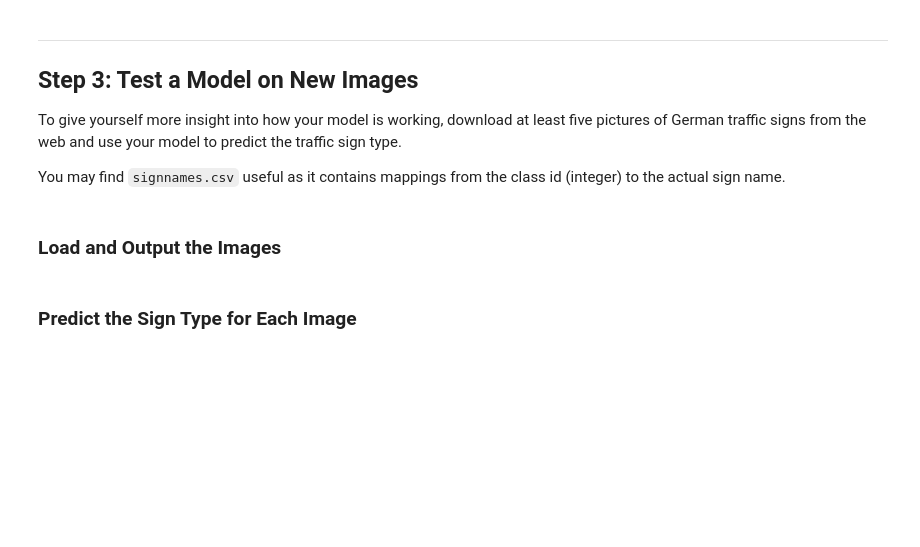
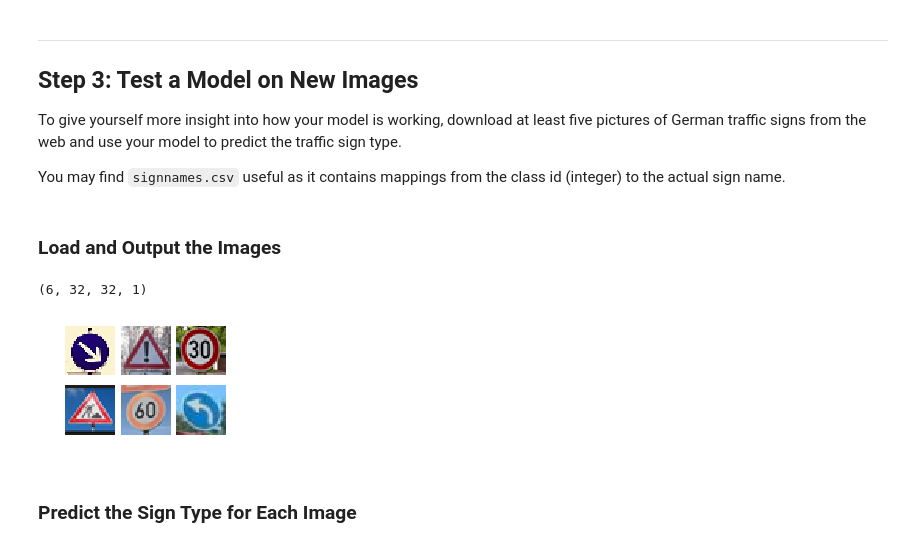
Before and after one commit to ankeshkhemani/CarND-Traffic-Sign-Classifier-Project, a Jupyter notebook: Traffic_Sign_Classifier.ipynb, the cells around one changed output. Saved outputs shown, nothing was run; the diff lists cells and outputs as text; code cells hidden in the pictures; blank space fills up the shorter version.

```diff
--- a/Traffic_Sign_Classifier.ipynb
+++ b/Traffic_Sign_Classifier.ipynb
@@ -486,6 +497,12 @@ print('done')
 # %%
 ### Define your architecture here.
 ### Feel free to use as many code cells as needed.
+import tensorflow as tf
+
+EPOCHS = 60
+BATCH_SIZE = 100
+
+print('done')
 
 from tensorflow.contrib.layers import flatten
 
@@ -703,34 +762,37 @@ You may find `signnames.csv` useful as it contains mappings from the class id (i
 # Reinitialize and re-import if starting a new kernel here
 import matplotlib.pyplot as plt
 %matplotlib inline
 
 import tensorflow as tf
 import numpy as np
 import cv2
 
 #reading in an image
 import glob
 import matplotlib.image as mpimg
 
-fig, axs = plt.subplots(2,4, figsize=(4, 2))
+fig, axs = plt.subplots(2,3, figsize=(3, 2))
 fig.subplots_adjust(hspace = .2, wspace=.001)
 axs = axs.ravel()
 
 my_images = []
 
 for i, img in enumerate(glob.glob('./new-traffic-signs/*x.png')):
     image = cv2.imread(img)
     axs[i].axis('off')
     axs[i].imshow(cv2.cvtColor(image, cv2.COLOR_BGR2RGB))
     my_images.append(image)
 
 my_images = np.asarray(my_images)
 
 my_images_gry = np.sum(my_images/3, axis=3, keepdims=True)
 
 my_images_normalized = (my_images_gry - 128)/128
 
 print(my_images_normalized.shape)
+# %% [output]
+(6, 32, 32, 1)
+[figure, added]
 # %% [markdown]
 ### Predict the Sign Type for Each Image
 # %%
```
Also changed, not shown: parts of 15 cells of this notebook, 8 other files.
